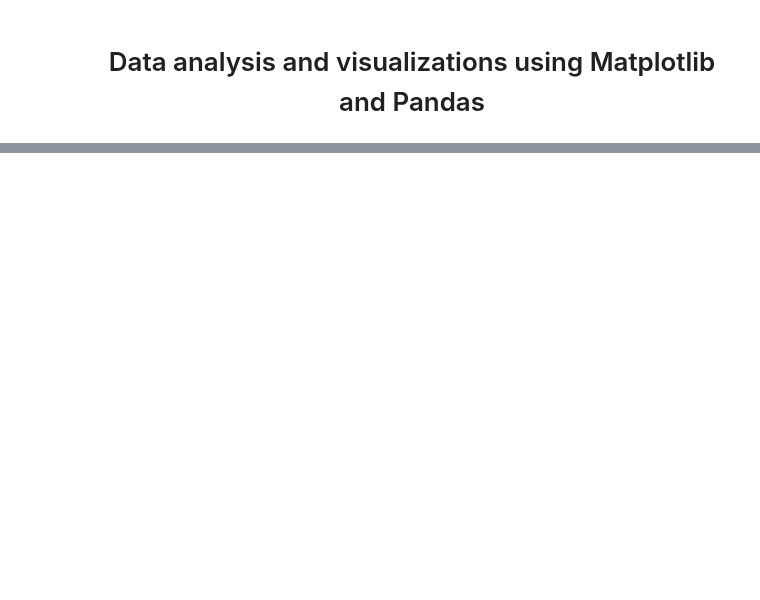
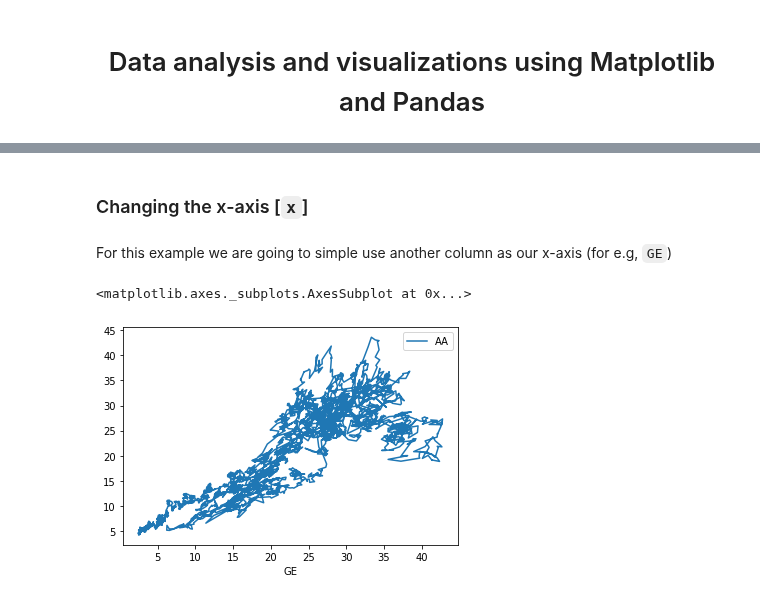
Before and after one commit to lvu5/BitU-3WBootCamp, a Jupyter notebook: Week3_Data_analysis_and_visualizations_using_Matplotlib_and_Pandas.ipynb, the cells around one changed output, grey strips where cells are left out. Drawn from its saved outputs; the diff is of its cells as text; code cells hidden in the pictures; blank space fills up the shorter version.

```diff
--- a/Week3_Data_analysis_and_visualizations_using_Matplotlib_and_Pandas.ipynb
+++ b/Week3_Data_analysis_and_visualizations_using_Matplotlib_and_Pandas.ipynb
@@ -46,0 +127,9 @@
+# %% [markdown]
+### Changing the x-axis [`x`]
+# %% [markdown]
+For this example we are going to simple use another column as our x-axis (for e.g, `GE`)
+# %%
+df.plot(x = 'GE',y = 'AA')
+# %% [output]
+<matplotlib.axes._subplots.AxesSubplot at 0x...>
+[figure, added]
```
Also changed, not shown: parts of 21 cells of this notebook.
